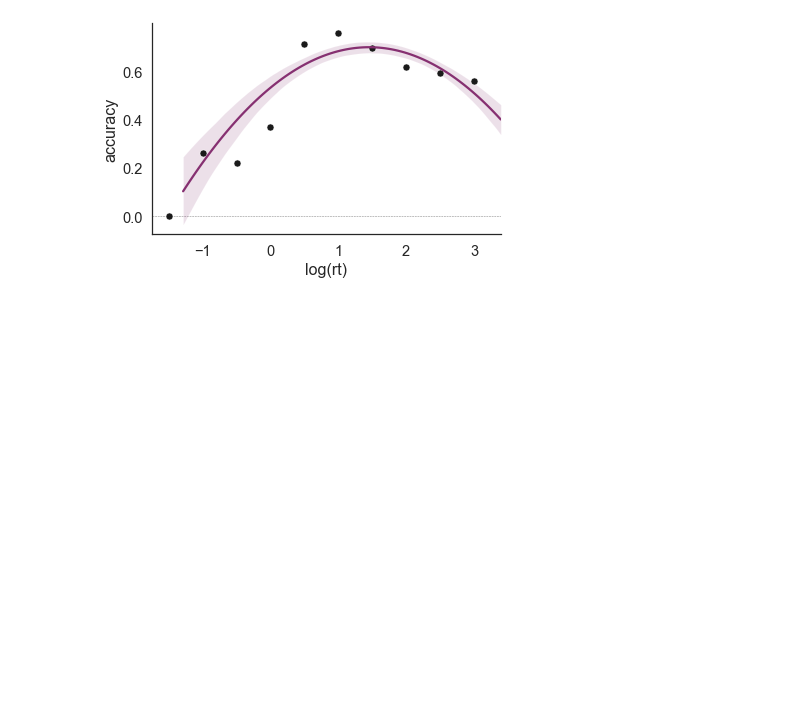
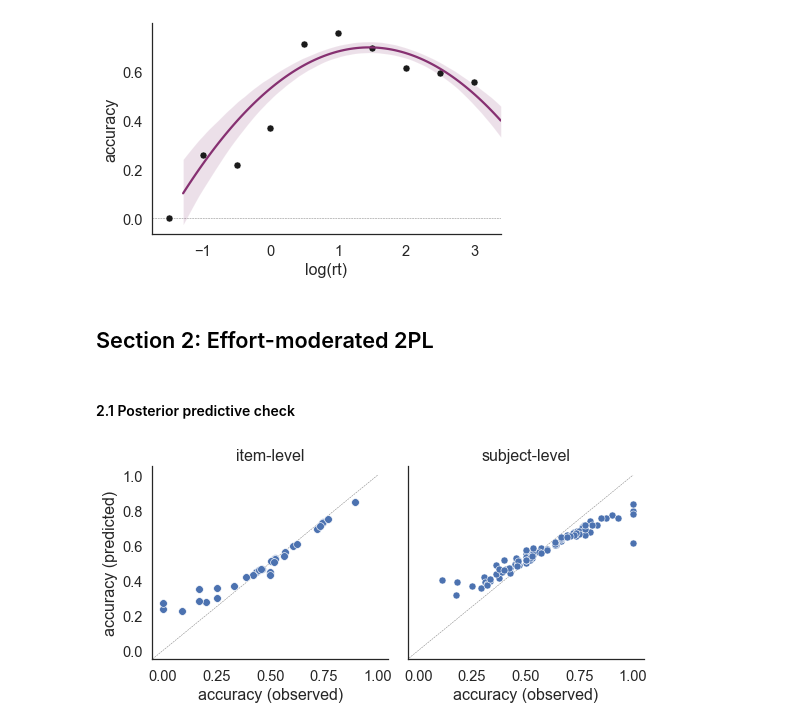
Before and after one commit to ndawlab/mars-irt, a Jupyter notebook: 01_Priors/study03.ipynb, the cells around one changed output. Drawn from its saved outputs; the diff is of its cells as text; code cells hidden in the pictures; blank space fills up the shorter version.

```diff
--- a/01_Priors/study03.ipynb
+++ b/01_Priors/study03.ipynb
@@ -136,3 +136,43 @@ sns.despine()
 plt.tight_layout()
 # %% [output]
 [figure]
+# %% [markdown]
+## Section 2: Effort-moderated 2PL
+# %%
+## Load and prepare StanFit summary.
+summary = read_csv(os.path.join('stan_results', 'study03', '2pl_em_summary.tsv'), sep='\t', index_col=0)
+summary = summary.T.filter(regex='(theta)|(beta)|(alpha)').T.reset_index()
+summary = summary[['name','Mean']].rename(columns={'name':'param'})
+summary['param'] = [s.split('[')[0] for s in summary.param]
+summary.loc[summary.param=="alpha",'Mean'] = np.log(summary.loc[summary.param=="alpha",'Mean'])
+
+## Load and prepare posterior predictive check.
+ppc = read_csv(os.path.join('stan_results', 'study03', '2pl_em_ppc.tsv'), sep='\t')
+ppc['w_bin'] = np.where(ppc['w_hat'] > 0.5, 1, 0)
+# %% [markdown]
+#### 2.1 Posterior predictive check
+# %%
+## Initialize canvas.
+fig, axes = plt.subplots(1,2,figsize=(8,4),sharex=True,sharey=True)
+
+## Compute groupby objects.
+agg = {'accuracy':'mean', 'Y_hat':'mean'}
+gb1 = ppc.query('w_hat < 0.5').groupby('item').agg(agg)
+gb2 = ppc.query('w_hat < 0.5').groupby('subject').agg(agg)
+
+## Plot posterior check (items).
+sns.scatterplot(x='accuracy', y='Y_hat', data=gb1, s=60, ax=axes[0])
+axes[0].plot([-1,1], [-1,1], color='0.5', linestyle='--', lw=0.5, zorder=-1)
+axes[0].set(xlim=(-0.05,1.05), xlabel='accuracy (observed)', ylim=(-0.05,1.05),
+            ylabel='accuracy (predicted)', title='item-level')
+
+## Plot posterior check (subject).
+sns.scatterplot(x='accuracy', y='Y_hat', data=gb2, s=50, ax=axes[1])
+axes[1].plot([-1,1], [-1,1], color='0.5', linestyle='--', lw=0.5, zorder=-1)
+axes[1].set(xlim=(-0.05,1.05), xlabel='accuracy (observed)', ylim=(-0.05,1.05),
+            ylabel='accuracy (predicted)', title='subject-level')
+
+sns.despine()
+plt.tight_layout()
+# %% [output]
+[figure, added]
```
Also changed, not shown: parts of 4 cells of this notebook, 28 other files.
